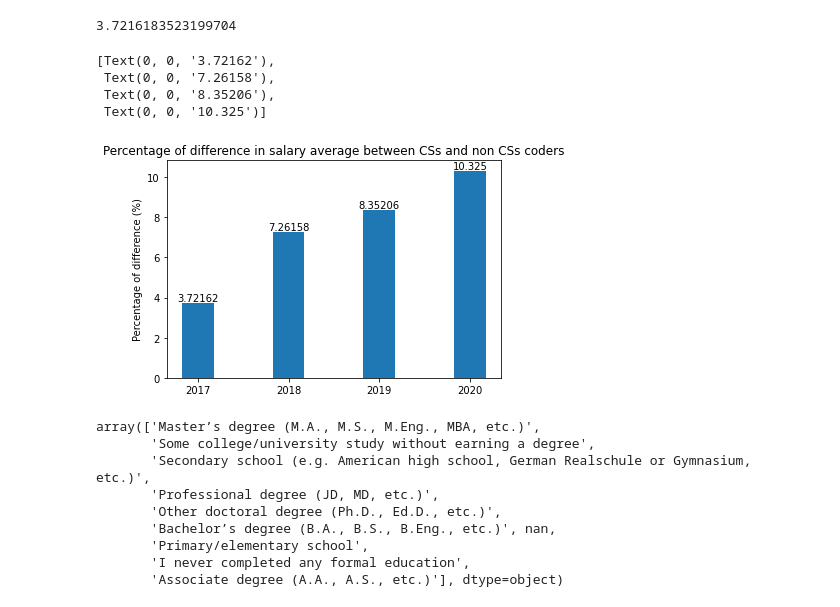
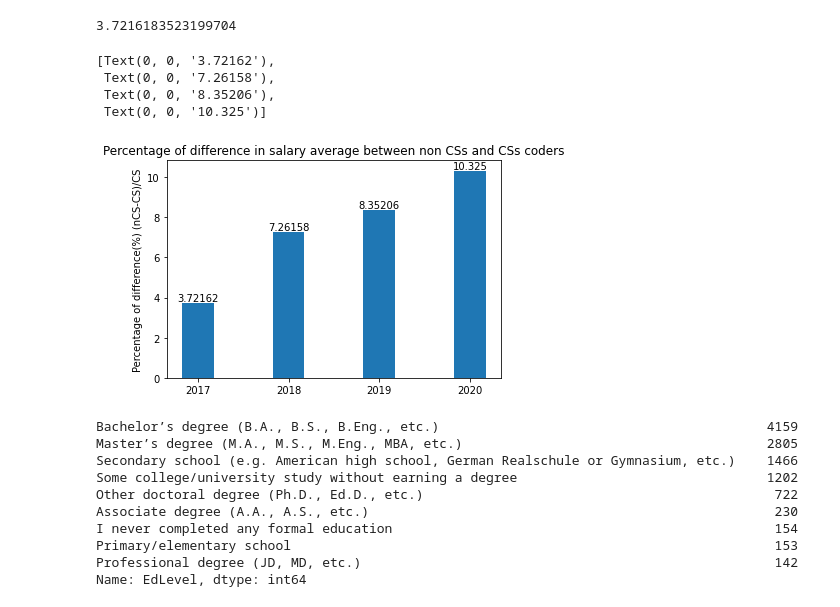
Before and after one commit to NataliaKitaoka/coder-evolution, a Jupyter notebook: coder-evolution.ipynb, the cells around one changed output. Cells and saved outputs as stored; diff of their text form; code cells hidden in the pictures.

Commit message:
charts added and updated

```diff
--- a/coder-evolution.ipynb
+++ b/coder-evolution.ipynb
@@ -472,33 +475,34 @@ dif_perc17
 # %%
 #Plotting the differences of salary or compencies along the years
 x_years  #the label locations
 diff_perc_y = [dif_perc17, dif_perc18, dif_perc19, dif_perc20]
 x_labels_diff = [ '2017', '2018', '2019', '2020']
 bar_width
 fig4, ax4 = plt.subplots()
 rects5 = ax4.bar(x_years, diff_perc_y, bar_width)
-ax4.set_ylabel('Percentage of difference (%)')
+ax4.set_ylabel('Percentage of difference(%) (nCS-CS)/CS')
 ax4.set_xticks(x_years)
 ax4.set_xticklabels(x_labels_diff)
-ax4.set_title("Percentage of difference in salary average between CSs and non CSs coders")
+ax4.set_title("Percentage of difference in salary average between non CSs and CSs coders")
 ax4.bar_label(rects5, padding = 0)
 # %% [output]
 [Text(0, 0, '3.72162'),
  Text(0, 0, '7.26158'),
  Text(0, 0, '8.35206'),
  Text(0, 0, '10.325')]
-[figure, old version]
+[figure, new version]
 # %%
 data20_edLevel = data20.iloc[not_computerSci20.index.values]
 data20_edLevel = data20_edLevel[['UndergradMajor','DevType', 'EdLevel', 'ConvertedComp']].dropna(subset=['ConvertedComp'])
-data20_edLevel['EdLevel'].unique()
+data20_edLevel['EdLevel'].value_counts()
 # %% [output]
-array(['Master’s degree (M.A., M.S., M.Eng., MBA, etc.)',
-       'Some college/university study without earning a degree',
-       'Secondary school (e.g. American high school, German Realschule or Gymnasium, etc.)',
-       'Professional degree (JD, MD, etc.)',
-       'Other doctoral degree (Ph.D., Ed.D., etc.)',
-       'Bachelor’s degree (B.A., B.S., B.Eng., etc.)', nan,
-       'Primary/elementary school',
-       'I never completed any formal education',
-       'Associate degree (A.A., A.S., etc.)'], dtype=object)
+Bachelor’s degree (B.A., B.S., B.Eng., etc.)                                          4159
+Master’s degree (M.A., M.S., M.Eng., MBA, etc.)                                       2805
+Secondary school (e.g. American high school, German Realschule or Gymnasium, etc.)    1466
+Some college/university study without earning a degree                                1202
+Other doctoral degree (Ph.D., Ed.D., etc.)                                             722
+Associate degree (A.A., A.S., etc.)                                                    230
+I never completed any formal education                                                 154
+Primary/elementary school                                                              153
+Professional degree (JD, MD, etc.)                                                     142
+Name: EdLevel, dtype: int64
```
Also changed, not shown: parts of 9 cells of this notebook.
